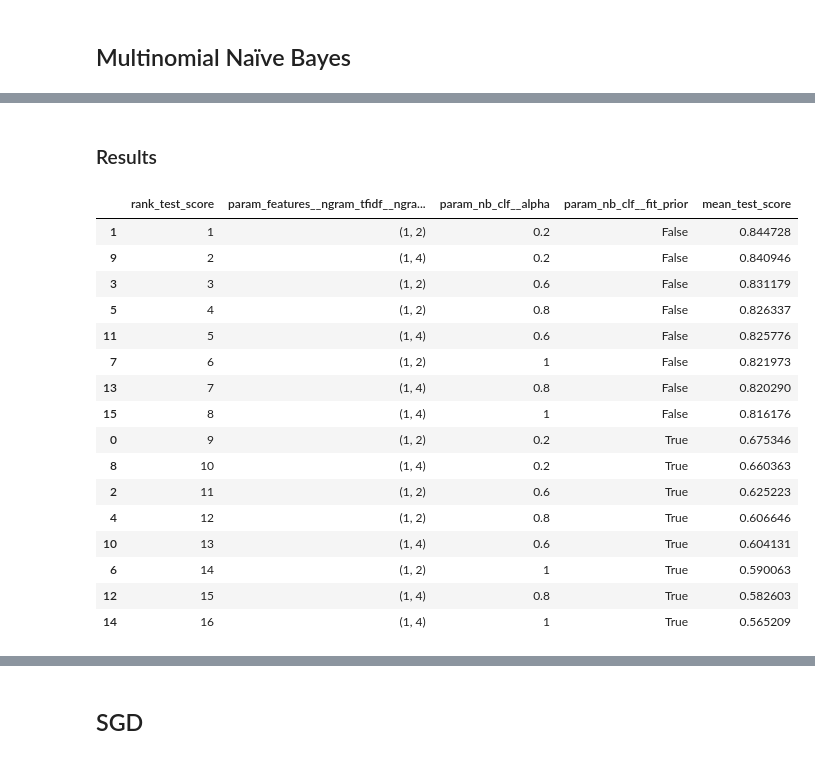
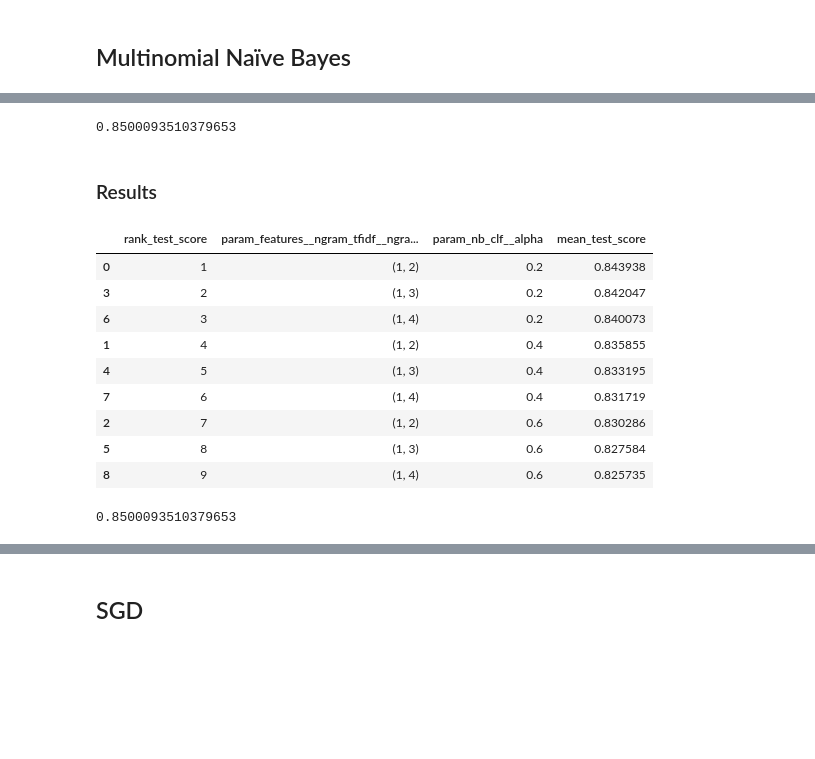
Before and after one commit to dvdblk/ml4nlp, a Jupyter notebook: ex01/ml4nlp01.ipynb, the cells around one changed output, grey strips where cells are left out. Cells and saved outputs as stored; diff of their text form; code cells hidden in the pictures; blank space fills up the shorter version.

```diff
--- a/ex01/ml4nlp01.ipynb
+++ b/ex01/ml4nlp01.ipynb
@@ -47,7 +47,7 @@ train_dev_labels = pd.read_csv(TRAIN_DEV_FP, sep='\t', header=None, names=[COL_L
 test_labels = pd.read_csv(TEST_FP, sep='\t', header=None, names=[COL_LABEL, COL_ID])
 
 # deal with class imbalance in the train set
-lang_occurence = train.groupby(COL_LABEL).size()
+lang_occurence = train_dev_labels.groupby(COL_LABEL).size()
 MIN_NR_OCCURENCES = 5  # minimum number of instances that we require to be present in the training set for a given language to be included in fitting of the model
 balanced_languages = lang_occurence.where(lambda x: x >= MIN_NR_OCCURENCES).dropna().index.values
 balanced_labels = train_dev_labels.Label.isin(balanced_languages)
@@ -126,12 +126,11 @@ pipeline_NB = Pipeline([
             ('scale', MinMaxScaler())
         ]))
     ])),
-    ('nb_clf', MultinomialNB()) # classifier
+    ('nb_clf', MultinomialNB(fit_prior=False)) # classifier
 ])
 
-param_grid1 = {'nb_clf__alpha': [0.1, 0.2, 0.3, 0.6],
-                'nb_clf__fit_prior': [False],
-                'features__ngram_tfidf__ngram__ngram_range': [(1, 2), (1, 4)]}
+param_grid1 = {'nb_clf__alpha': [0.2, 0.4, 0.6],
+                'features__ngram_tfidf__ngram__ngram_range': [(1, 2), (1, 3), (1, 4)]}
 # %%
 gs_NB = GridSearchCV(pipeline_NB, param_grid1, cv=4, n_jobs=-1, verbose=10)
 gs_NB.fit(X_train, y_train)
@@ -143,26 +157,45 @@ Fitting 4 folds for each of 8 candidates, totalling 32 fits
 # %%
 y_NB = gs_NB.predict(X_dev)
 accuracy_score(y_dev, y_NB)
+# %% [output]
+0.8500093510379653
 # %% [markdown]
 ### Results
 # %%
-res = pd.DataFrame.from_dict(gs_NB1.cv_results_)
-res.sort_values(by='rank_test_score')[['rank_test_score', 'param_features__ngram_tfidf__ngram__ngram_range', 'param_nb_clf__alpha', 'param_nb_clf__fit_prior', 'mean_test_score']]
+res = pd.DataFrame.from_dict(gs_NB.cv_results_)
+res.sort_values(by='rank_test_score')[['rank_test_score', 'param_features__ngram_tfidf__ngram__ngram_range', 'param_nb_clf__alpha', 'mean_test_score']]
 # %% [output]
-|  | rank_test_score | param_features__ngram_tfidf__ngra... | param_nb_clf__alpha | param_nb_clf__fit_prior | mean_test_score |
-| 1 | 1 | (1, 2) | 0.2 | False | 0.844728 |
-| 9 | 2 | (1, 4) | 0.2 | False | 0.840946 |
-| 3 | 3 | (1, 2) | 0.6 | False | 0.831179 |
-| 5 | 4 | (1, 2) | 0.8 | False | 0.826337 |
-| 11 | 5 | (1, 4) | 0.6 | False | 0.825776 |
-| 7 | 6 | (1, 2) | 1 | False | 0.821973 |
-| 13 | 7 | (1, 4) | 0.8 | False | 0.820290 |
-| 15 | 8 | (1, 4) | 1 | False | 0.816176 |
-| 0 | 9 | (1, 2) | 0.2 | True | 0.675346 |
-| 8 | 10 | (1, 4) | 0.2 | True | 0.660363 |
-| 2 | 11 | (1, 2) | 0.6 | True | 0.625223 |
-| 4 | 12 | (1, 2) | 0.8 | True | 0.606646 |
-| 10 | 13 | (1, 4) | 0.6 | True | 0.604131 |
-| 6 | 14 | (1, 2) | 1 | True | 0.590063 |
-| 12 | 15 | (1, 4) | 0.8 | True | 0.582603 |
-| 14 | 16 | (1, 4) | 1 | True | 0.565209 |
+|  | rank_test_score | param_features__ngram_tfidf__ngra... | param_nb_clf__alpha | mean_test_score |
+| 0 | 1 | (1, 2) | 0.2 | 0.843938 |
+| 3 | 2 | (1, 3) | 0.2 | 0.842047 |
+| 6 | 3 | (1, 4) | 0.2 | 0.840073 |
+| 1 | 4 | (1, 2) | 0.4 | 0.835855 |
+| 4 | 5 | (1, 3) | 0.4 | 0.833195 |
+| 7 | 6 | (1, 4) | 0.4 | 0.831719 |
+| 2 | 7 | (1, 2) | 0.6 | 0.830286 |
+| 5 | 8 | (1, 3) | 0.6 | 0.827584 |
+| 8 | 9 | (1, 4) | 0.6 | 0.825735 |
+# %%
+#test three best models on the dev_set
+best_model1 = Pipeline([
+    ('features', FeatureUnion([
+        # first feature
+        ('ngram_tfidf', Pipeline([
+            ('ngram', CountVectorizer(analyzer='word', ngram_range=(1, 2))),
+            ('tfidf', TfidfTransformer())
+        ])),
+        # second feature
+        ('ave_scaled', Pipeline([
+            ('ave', AverageWordLengthExtractor()),
+            ('scale', MinMaxScaler())
+        ]))
+    ])),
+    ('nb_clf', MultinomialNB(fit_prior=False, alpha=0.2)) # classifier
+])
+
+best_model1.fit(X_train, y_train)
+
+y_NB1 = best_model1.predict(X_dev)
+accuracy_score(y_dev, y_NB1)
+# %% [output]
+0.8500093510379653
```
Also changed, not shown: parts of 21 cells of this notebook.
